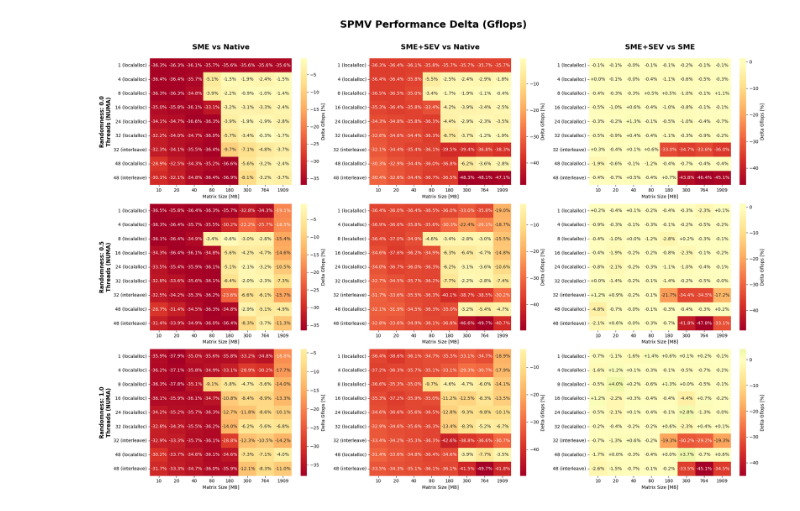
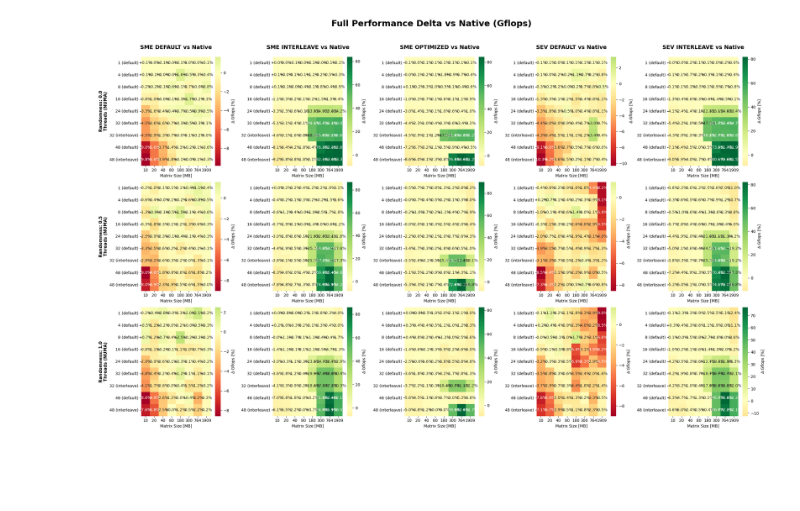
Before and after one commit to engelsm/MA-bench-framework, a Jupyter notebook: benchmark/spmv/analysis.ipynb, the cells around one changed output. Saved outputs shown, nothing was run; the diff lists cells and outputs as text; code cells hidden in the pictures; blank space fills up the shorter version.

Commit message:
stream benchmark and analysis updates

```diff
--- a/benchmark/spmv/analysis.ipynb
+++ b/benchmark/spmv/analysis.ipynb
@@ -8,12 +8,16 @@ import os
 from matplotlib.ticker import FixedLocator
 
 files = {
-    'Native': '../../outputs/spmv/native4/summary_final.csv',
-    'SME': '../../outputs/spmv/sme7/summary_final.csv',
-    'SME+SEV': '../../outputs/spmv/sev5/summary_final.csv',
+    'Native_default': '/home/mengelsl/MA-bench-framework/outputs/spmv/clean/native_default/summary_final.csv',
+    'Native_interleave': '/home/mengelsl/MA-bench-framework/outputs/spmv/clean/20260227_154250/summary_final.csv',
+    'SME_default': '/home/mengelsl/MA-bench-framework/outputs/spmv/clean/sme_default/summary_final.csv',
+    'SME_interleave': '/home/mengelsl/MA-bench-framework/outputs/spmv/clean/sme_interleave/summary_final.csv',
+    'SME_optimized': '/home/mengelsl/MA-bench-framework/outputs/spmv/clean/sme_optimized_autonumabalanceonhoston/summary_final.csv',
+    'SEV_default': '/home/mengelsl/MA-bench-framework/outputs/spmv/clean/sev_default/summary_final.csv',
+    'SEV_interleave': '/home/mengelsl/MA-bench-framework/outputs/spmv/clean/sev_interleave/summary_final.csv',
 }
 
-matrix_path = '../../matrices/itertest2'
+matrix_path = '../../matrices/spmv_synthetic/'
 
 def get_mb(row):
     r_str = str(row['Randomness']).replace('.', '-')
@@ -206,33 +138,26 @@ plt.show()
 # %%
-# --- 3. Pivot-Tabelle für den Vergleich erstellen ---
 heat_pivot = df.pivot_table(
     index=['Cores', 'MB', 'Randomness', 'NUMA'],
     columns='Mode',
     values='Gflops'
 ).reset_index()
 
-# Overheads berechnen (Höhere Gflops = besser)
-# Ein negativer Wert bedeutet Performance-Verlust
-heat_pivot['SME_vs_Nat_%'] = (heat_pivot['SME'] / heat_pivot['Native'] - 1) * 100
-heat_pivot['SME+SEV_vs_Nat_%'] = (heat_pivot['SME+SEV'] / heat_pivot['Native'] - 1) * 100
-heat_pivot['SME+SEV_vs_SME_%'] = (heat_pivot['SME+SEV'] / heat_pivot['SME'] - 1) * 100
+non_native_modes = ['SME_default', 'SME_interleave', 'SME_optimized', 'SEV_default', 'SEV_interleave']
 
-# --- 4. Sortierung und Threads_Config Labeling ---
-numa_order = ['localalloc', 'interleave', 'default']
-available_numa = [n for n in numa_order if n in heat_pivot['NUMA'].unique()]
-heat_pivot['NUMA'] = pd.Categorical(heat_pivot['NUMA'], categories=available_numa, ordered=True)
+for mode in non_native_modes:
+    col_name = f'{mode}_vs_Nat_%'
+    heat_pivot[col_name] = (heat_pivot[mode] / heat_pivot['Native'] - 1) * 100
+
 heat_pivot = heat_pivot.sort_values(by=['Cores', 'NUMA'])
-
 heat_pivot['Threads_Config'] = heat_pivot['Cores'].astype(str) + " (" + heat_pivot['NUMA'].astype(str) + ")"
 config_order = heat_pivot['Threads_Config'].unique()
 heat_pivot['Threads_Config'] = pd.Categorical(heat_pivot['Threads_Config'], categories=config_order, ordered=True)
 
-# --- 5. Heatmap Plotting ---
-modes_to_plot = ['SME_vs_Nat_%', 'SME+SEV_vs_Nat_%', 'SME+SEV_vs_SME_%']
-mode_titles = ['SME vs Native', 'SME+SEV vs Native', 'SME+SEV vs SME']
+modes_to_plot = [f'{m}_vs_Nat_%' for m in non_native_modes]
+mode_titles = [m.replace('_', ' ').upper() + " vs Native" for m in non_native_modes]
 unique_randomness = sorted(heat_pivot['Randomness'].unique())
 
-fig, axes = plt.subplots(len(unique_randomness), 3, figsize=(21, 5 * len(unique_randomness)))
+fig, axes = plt.subplots(len(unique_randomness), 5, figsize=(24, 5 * len(unique_randomness)))
 axes = np.atleast_2d(axes)
 
 for i, rnd in enumerate(unique_randomness):
@@ -247,39 +172,40 @@ for i, rnd in enumerate(unique_randomness):
 
         plot_data = row_data.pivot_table(
             index='Threads_Config',
             columns='MB',
             values=m_col,
             sort=False,
             observed=False
         )
 
         sns.heatmap(
             plot_data,
             ax=ax,
             cmap='RdYlGn',
             center=0,
             annot=True,
             fmt='+.1f',
-            cbar_kws={'label': 'Delta Gflops [%]'}
+            cbar_kws={'label': '$\Delta$ Gflops [%]'}
         )
 
-        # Prozentzeichen zu den Werten im Plot hinzufügen
+        # Add percent signs to annotations
         for text in ax.texts:
-            if text.get_text():
-                text.set_text(f"{text.get_text()}%")
+            t_val = text.get_text()
+            if t_val and t_val != 'nan':
+                text.set_text(f"{t_val}%")
 
         if i == 0:
-            ax.set_title(title, fontsize=16, fontweight='bold', pad=20)
+            ax.set_title(title, fontsize=14, fontweight='bold', pad=20)
 
         if j == 0:
-            ax.set_ylabel(f"Randomness: {rnd}\nThreads (NUMA)", fontsize=12, fontweight='bold')
+            ax.set_ylabel(f"Randomness: {rnd}\nThreads (NUMA)", fontsize=11, fontweight='bold')
         else:
             ax.set_ylabel("")
 
         ax.set_xlabel("Matrix Size [MB]")
 
-plt.suptitle("SPMV Performance Delta (Gflops)", fontsize=22, fontweight='bold', y=0.98)
-plt.tight_layout(rect=[0, 0, 1, 0.97])
+plt.suptitle("Full Performance Delta vs Native (Gflops)", fontsize=22, fontweight='bold', y=0.98)
+plt.tight_layout(rect=[0, 0, 1, 0.96])
 plt.show()
 # %% [output]
-[figure, old version]
+[figure, new version]
```
Also changed, not shown: parts of 4 cells of this notebook, 6 other files.
